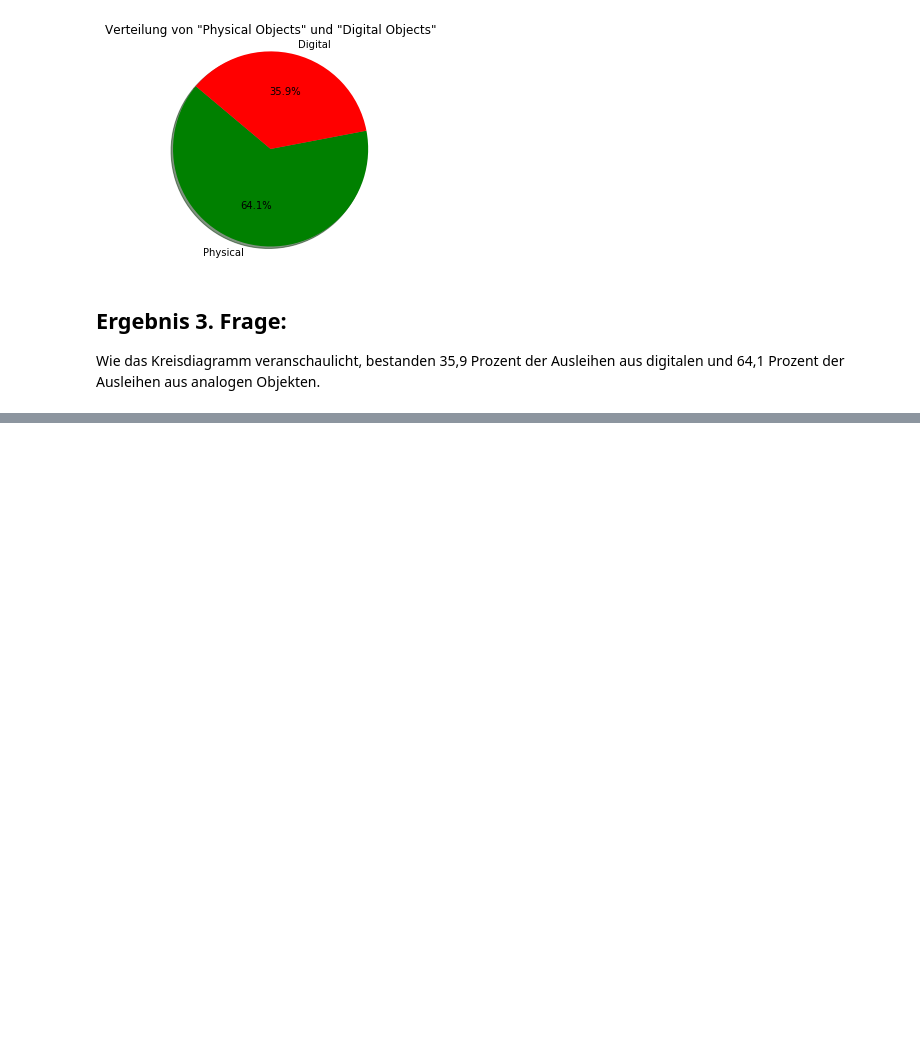
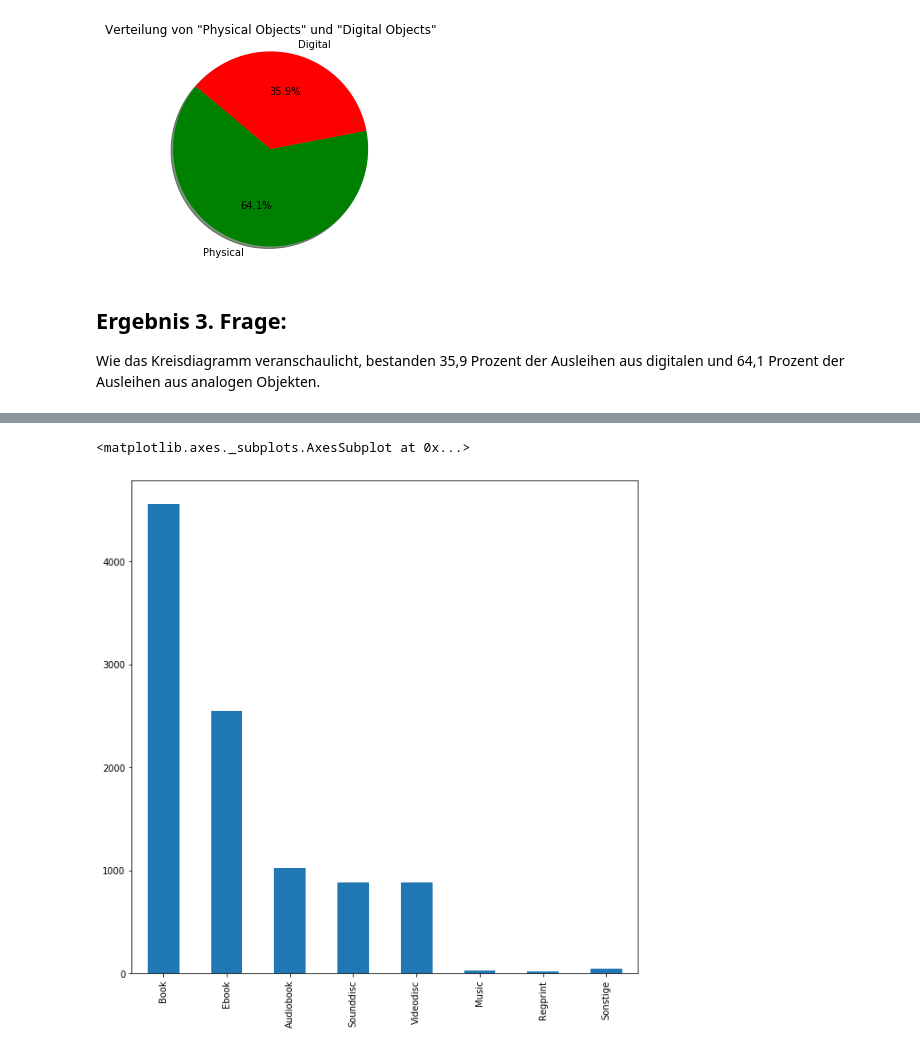
Before and after one commit to KataSchubert/M19_19.3_WPM_T9.2_Schubert, a Jupyter notebook: T9.2_Aufgabe_Python.ipynb, the cells around one changed output, grey strips where cells are left out. Cells and saved outputs as stored; diff of their text form; code cells hidden in the pictures; blank space fills up the shorter version.

```diff
--- a/T9.2_Aufgabe_Python.ipynb
+++ b/T9.2_Aufgabe_Python.ipynb
@@ -193,0 +221,11 @@ Wie das Kreisdiagramm veranschaulicht, bestanden 35,9 Prozent der Ausleihen aus
+# %%
+# Zwar sind im obigen Kreisdiagramm die Prozentzahlen zu erkennen, es ist jedoch visuell nicht sehr ansprechend. Aus diesem Grund habe ich mich zusätzlich für ein Säulendiagramm entschieden.
+
+materialtypes = ['Book', 'Ebook', 'Audiobook', 'Sounddisc', 'Videodisc', 'Music', 'Regprint', 'Sonstige']
+series = pd.Series([4563, 2548, 1029, 883, 882, 26, 18, 51],
+                   index=materialtypes,
+                   name='materialtypes')
+series.plot.bar(figsize=(10, 10))
+# %% [output]
+<matplotlib.axes._subplots.AxesSubplot at 0x...>
+[figure, added]
```
Also changed, not shown: parts of 6 cells of this notebook.
